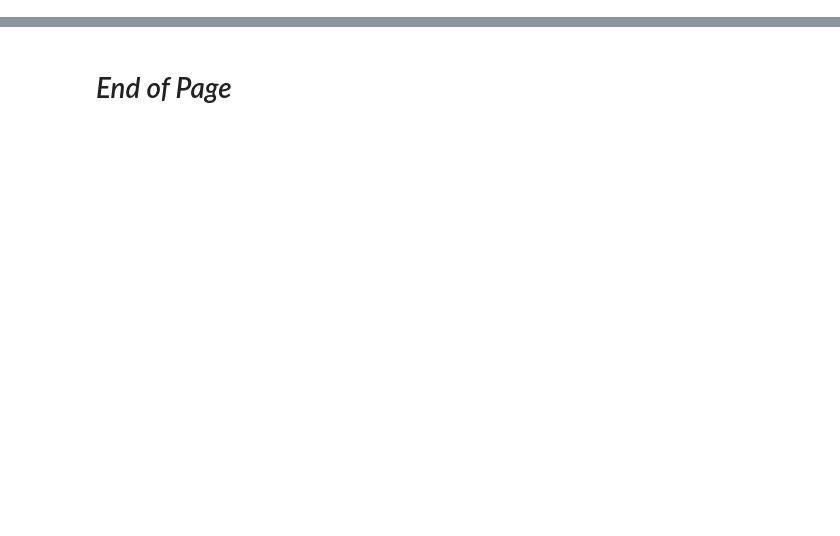
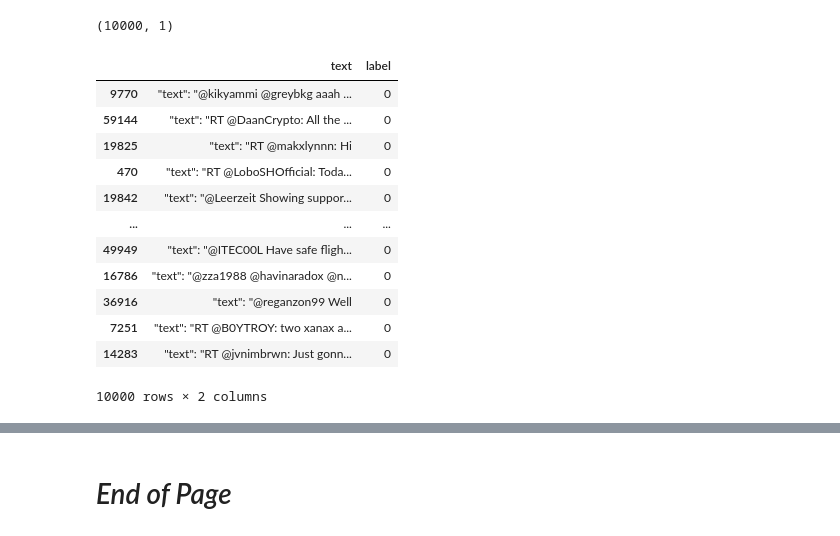
Before and after one commit to silvhua-Lighthouse/2022-11-07-W08, a Jupyter notebook: NLP challenge.ipynb, the cells around one changed output, grey strips where cells are left out. Saved outputs shown, nothing was run; the diff lists cells and outputs as text; code cells hidden in the pictures; blank space fills up the shorter version.

```diff
--- a/NLP challenge.ipynb
+++ b/NLP challenge.ipynb
@@ -21,0 +35,21 @@ frown
+# %%
+smile = pd.read_csv('./tweetssmile.txt', header=None, usecols=[3],
+    names=['text']).sample(n=10000, random_state=0)
+print(smile.shape)
+smile['label'] = 0
+smile
+# %% [output]
+(10000, 1)
+|  | text | label |
+| 9770 | "text": "@kikyammi @greybkg aaah ... | 0 |
+| 59144 | "text": "RT @DaanCrypto: All the ... | 0 |
+| 19825 | "text": "RT @makxlynnn: Hi | 0 |
+| 470 | "text": "RT @LoboSHOfficial: Toda... | 0 |
+| 19842 | "text": "@Leerzeit Showing suppor... | 0 |
+| ... | ... | ... |
+| 49949 | "text": "@ITEC00L Have safe fligh... | 0 |
+| 16786 | "text": "@zza1988 @havinaradox @n... | 0 |
+| 36916 | "text": "@reganzon99 Well | 0 |
+| 7251 | "text": "RT @B0YTROY: two xanax a... | 0 |
+| 14283 | "text": "RT @jvnimbrwn: Just gonn... | 0 |
+10000 rows × 2 columns
```
Also changed, not shown: parts of 30 cells of this notebook.
